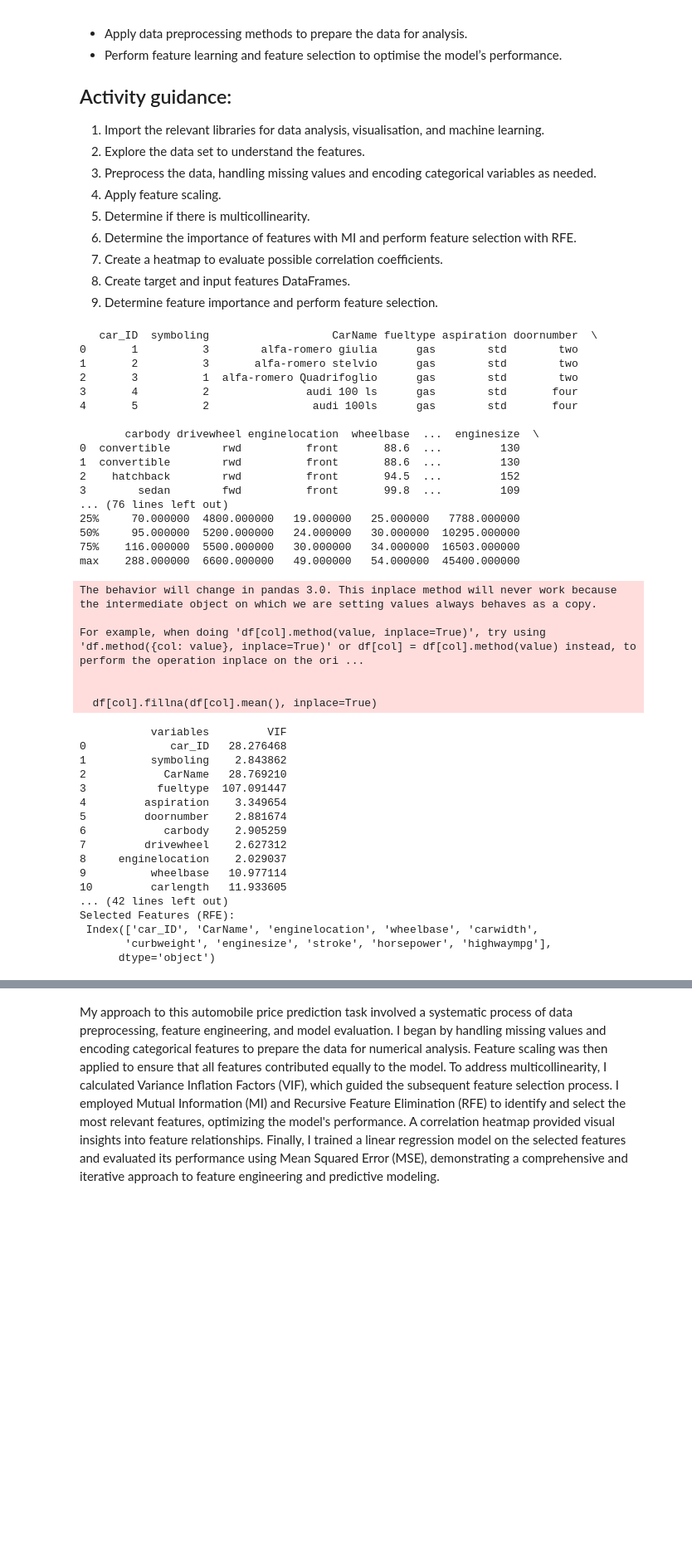
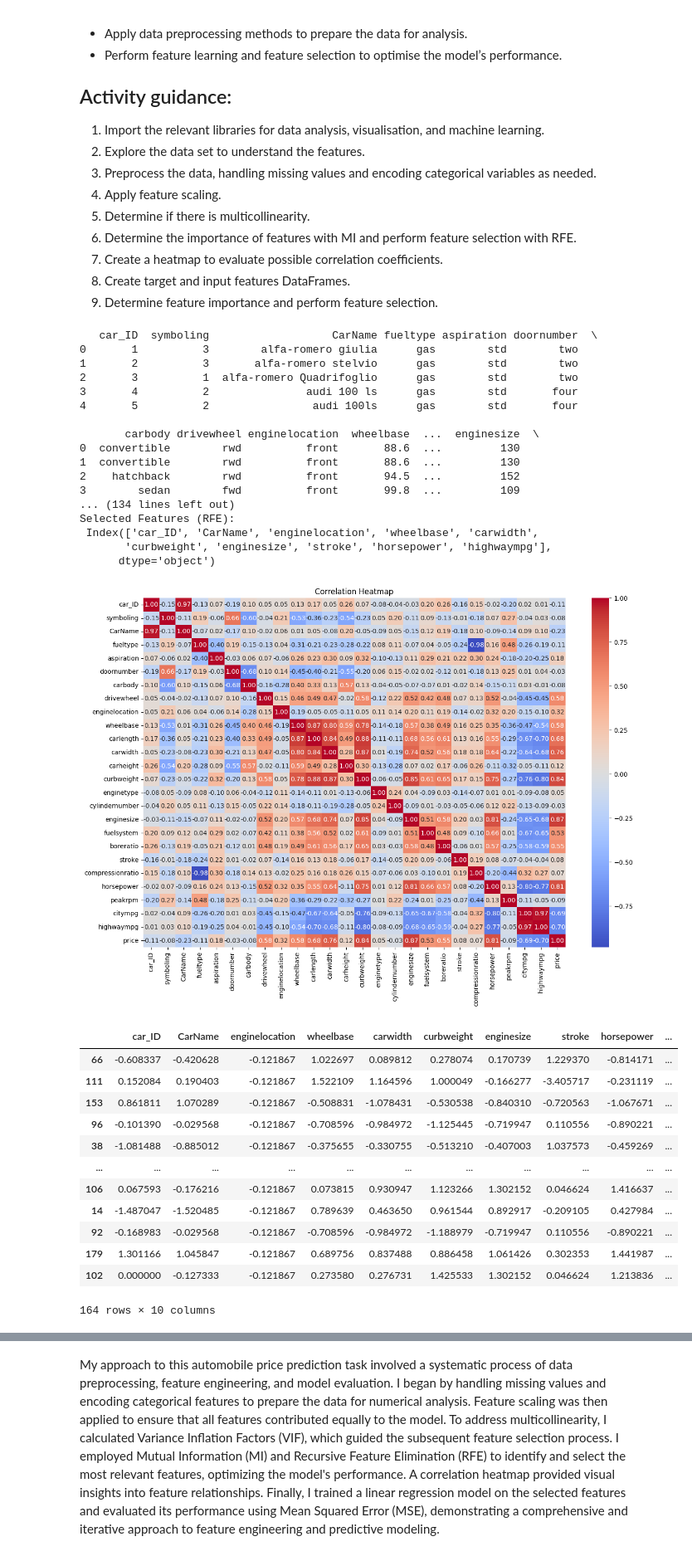
Before and after one commit to ebolofis/Data-Science-Machine-Learning, a Jupyter notebook: CAM_DS_C101_Activity_4_1_8.ipynb, the cells around one changed output, grey strips where cells are left out. Shown: that part at 83% size. Drawn from its saved outputs; the diff is of its cells as text; code cells hidden in the pictures; blank space fills up the shorter version.

```diff
--- a/CAM_DS_C101_Activity_4_1_8.ipynb
+++ b/CAM_DS_C101_Activity_4_1_8.ipynb
@@ -62,9 +62,9 @@ cols_to_process = ['normalized-losses', 'bore', 'stroke', 'horsepower', 'peak-rp
 existing_cols = [col for col in cols_to_process if col in df.columns]
 
 for col in existing_cols:
-    if df[col].dtype == 'object': #added check to avoid error when column is not numeric.
+    if df[col].dtype == 'object':
         df[col] = pd.to_numeric(df[col], errors='coerce')
-    df[col].fillna(df[col].mean(), inplace=True)
+    df[col] = df[col].fillna(df[col].mean()) #Fixed the FutureWarning
 
 # Encoding categorical variables
 categorical_cols = df.select_dtypes(include=['object']).columns
@@ -100,63 +100,50 @@ print("Mutual Information Scores:\n", mi_scores)
 model = LinearRegression()
 rfe = RFE(model, n_features_to_select=10)  # Select top 10 features
 rfe.fit(X, y)
 selected_features_rfe = X.columns[rfe.support_]
 print("Selected Features (RFE):\n", selected_features_rfe)
 
 # Step 8: Create a heatmap to evaluate possible correlation coefficients.
 plt.figure(figsize=(15, 10))
 sns.heatmap(df.corr(), annot=True, cmap='coolwarm', fmt=".2f")
 plt.title("Correlation Heatmap")
 plt.show()
 
 # Step 9: Create target and input features DataFrames.
 X_selected = df[selected_features_rfe]
 y = df['price']
 
 # Step 10: Determine feature importance and perform feature selection.
-X_train, X_test, y_train, y_test = train_test_split(X_selected, y, test_size=0.2, random_state=42)
-model.fit(X_train, y_train)
-y_pred = model.predict(X_test)
-mse = mean_squared_error(y_test, y_pred)
-print(f"Mean Squared Error: {mse}")
+X_train
 # %% [output]
    car_ID  symboling                   CarName fueltype aspiration doornumber  \
 0       1          3        alfa-romero giulia      gas        std        two
 1       2          3       alfa-romero stelvio      gas        std        two
 2       3          1  alfa-romero Quadrifoglio      gas        std        two
 3       4          2               audi 100 ls      gas        std       four
 4       5          2                audi 100ls      gas        std       four
 
        carbody drivewheel enginelocation  wheelbase  ...  enginesize  \
 0  convertible        rwd          front       88.6  ...         130
 1  convertible        rwd          front       88.6  ...         130
 2    hatchback        rwd          front       94.5  ...         152
 3        sedan        fwd          front       99.8  ...         109
-... (76 lines left out)
-25%     70.000000  4800.000000   19.000000   25.000000   7788.000000
-50%     95.000000  5200.000000   24.000000   30.000000  10295.000000
-75%    116.000000  5500.000000   30.000000   34.000000  16503.000000
-max    288.000000  6600.000000   49.000000   54.000000  45400.000000
+... (134 lines left out)
+Selected Features (RFE):
+ Index(['car_ID', 'CarName', 'enginelocation', 'wheelbase', 'carwidth',
+       'curbweight', 'enginesize', 'stroke', 'horsepower', 'highwaympg'],
+      dtype='object')
+[figure]
+|  | car_ID | CarName | enginelocation | wheelbase | carwidth | curbweight | enginesize | stroke | horsepower | ... |
+| 66 | -0.608337 | -0.420628 | -0.121867 | 1.022697 | 0.089812 | 0.278074 | 0.170739 | 1.229370 | -0.814171 | ... |
+| 111 | 0.152084 | 0.190403 | -0.121867 | 1.522109 | 1.164596 | 1.000049 | -0.166277 | -3.405717 | -0.231119 | ... |
+| 153 | 0.861811 | 1.070289 | -0.121867 | -0.508831 | -1.078431 | -0.530538 | -0.840310 | -0.720563 | -1.067671 | ... |
+| 96 | -0.101390 | -0.029568 | -0.121867 | -0.708596 | -0.984972 | -1.125445 | -0.719947 | 0.110556 | -0.890221 | ... |
+| 38 | -1.081488 | -0.885012 | -0.121867 | -0.375655 | -0.330755 | -0.513210 | -0.407003 | 1.037573 | -0.459269 | ... |
+| ... | ... | ... | ... | ... | ... | ... | ... | ... | ... | ... |
+| 106 | 0.067593 | -0.176216 | -0.121867 | 0.073815 | 0.930947 | 1.123266 | 1.302152 | 0.046624 | 1.416637 | ... |
+| 14 | -1.487047 | -1.520485 | -0.121867 | 0.789639 | 0.463650 | 0.961544 | 0.892917 | -0.209105 | 0.427984 | ... |
+| 92 | -0.168983 | -0.029568 | -0.121867 | -0.708596 | -0.984972 | -1.188979 | -0.719947 | 0.110556 | -0.890221 | ... |
+| 179 | 1.301166 | 1.045847 | -0.121867 | 0.689756 | 0.837488 | 0.886458 | 1.061426 | 0.302353 | 1.441987 | ... |
+| 102 | 0.000000 | -0.127333 | -0.121867 | 0.273580 | 0.276731 | 1.425533 | 1.302152 | 0.046624 | 1.213836 | ... |
-The behavior will change in pandas 3.0. This inplace method will never work because the intermediate object on which we are setting values always behaves as a copy.
-
-For example, when doing 'df[col].method(value, inplace=True)', try using 'df.method({col: value}, inplace=True)' or df[col] = df[col].method(value) instead, to perform the operation inplace on the ori ...
-
-
-  df[col].fillna(df[col].mean(), inplace=True)
+164 rows × 10 columns
-           variables         VIF
-0             car_ID   28.276468
-1          symboling    2.843862
-2            CarName   28.769210
-3           fueltype  107.091447
-4         aspiration    3.349654
-5         doornumber    2.881674
-6            carbody    2.905259
-7         drivewheel    2.627312
-8     enginelocation    2.029037
-9          wheelbase   10.977114
-10         carlength   11.933605
-... (42 lines left out)
-Selected Features (RFE):
- Index(['car_ID', 'CarName', 'enginelocation', 'wheelbase', 'carwidth',
-       'curbweight', 'enginesize', 'stroke', 'horsepower', 'highwaympg'],
-      dtype='object')
```
Also changed, not shown: parts of 1 cell of this notebook.
